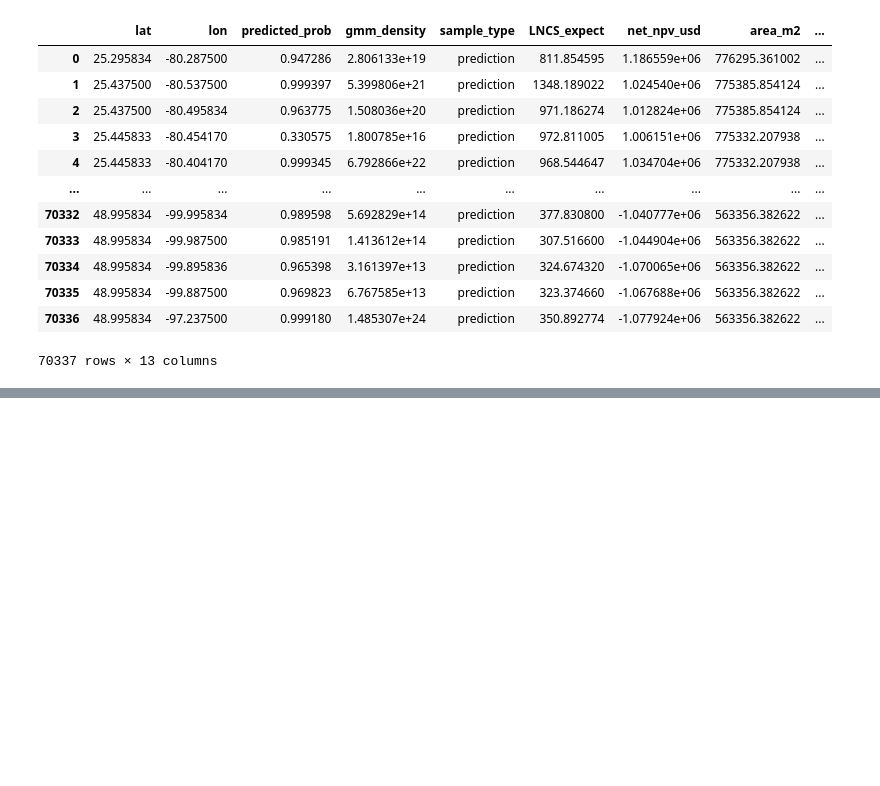
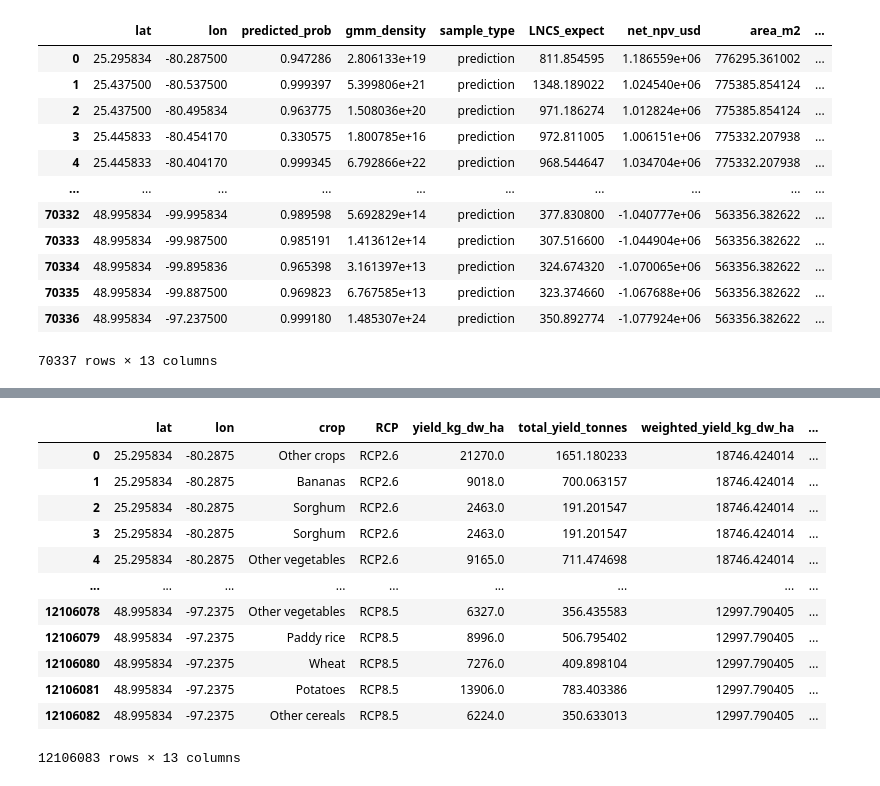
Before and after one commit to px39n/Landuse_Zhong, a Jupyter notebook: Supplymentary/S2_LNCS_carbon.ipynb, the cells around one changed output, grey strips where cells are left out. Saved outputs shown, nothing was run; the diff lists cells and outputs as text; code cells hidden in the pictures; blank space fills up the shorter version.

```diff
--- a/Supplymentary/S2_LNCS_carbon.ipynb
+++ b/Supplymentary/S2_LNCS_carbon.ipynb
@@ -2426,0 +2714,16 @@ merged_data_for_analysis
+# %%
+df_pixel_crop
+# %% [output]
+|  | lat | lon | crop | RCP | yield_kg_dw_ha | total_yield_tonnes | weighted_yield_kg_dw_ha | ... |
+| 0 | 25.295834 | -80.2875 | Other crops | RCP2.6 | 21270.0 | 1651.180233 | 18746.424014 | ... |
+| 1 | 25.295834 | -80.2875 | Bananas | RCP2.6 | 9018.0 | 700.063157 | 18746.424014 | ... |
+| 2 | 25.295834 | -80.2875 | Sorghum | RCP2.6 | 2463.0 | 191.201547 | 18746.424014 | ... |
+| 3 | 25.295834 | -80.2875 | Sorghum | RCP2.6 | 2463.0 | 191.201547 | 18746.424014 | ... |
+| 4 | 25.295834 | -80.2875 | Other vegetables | RCP2.6 | 9165.0 | 711.474698 | 18746.424014 | ... |
+| ... | ... | ... | ... | ... | ... | ... | ... | ... |
+| 12106078 | 48.995834 | -97.2375 | Other vegetables | RCP8.5 | 6327.0 | 356.435583 | 12997.790405 | ... |
+| 12106079 | 48.995834 | -97.2375 | Paddy rice | RCP8.5 | 8996.0 | 506.795402 | 12997.790405 | ... |
+| 12106080 | 48.995834 | -97.2375 | Wheat | RCP8.5 | 7276.0 | 409.898104 | 12997.790405 | ... |
+| 12106081 | 48.995834 | -97.2375 | Potatoes | RCP8.5 | 13906.0 | 783.403386 | 12997.790405 | ... |
+| 12106082 | 48.995834 | -97.2375 | Other cereals | RCP8.5 | 6224.0 | 350.633013 | 12997.790405 | ... |
+12106083 rows × 13 columns
```
Also changed, not shown: parts of 13 cells of this notebook, 5 other files.
